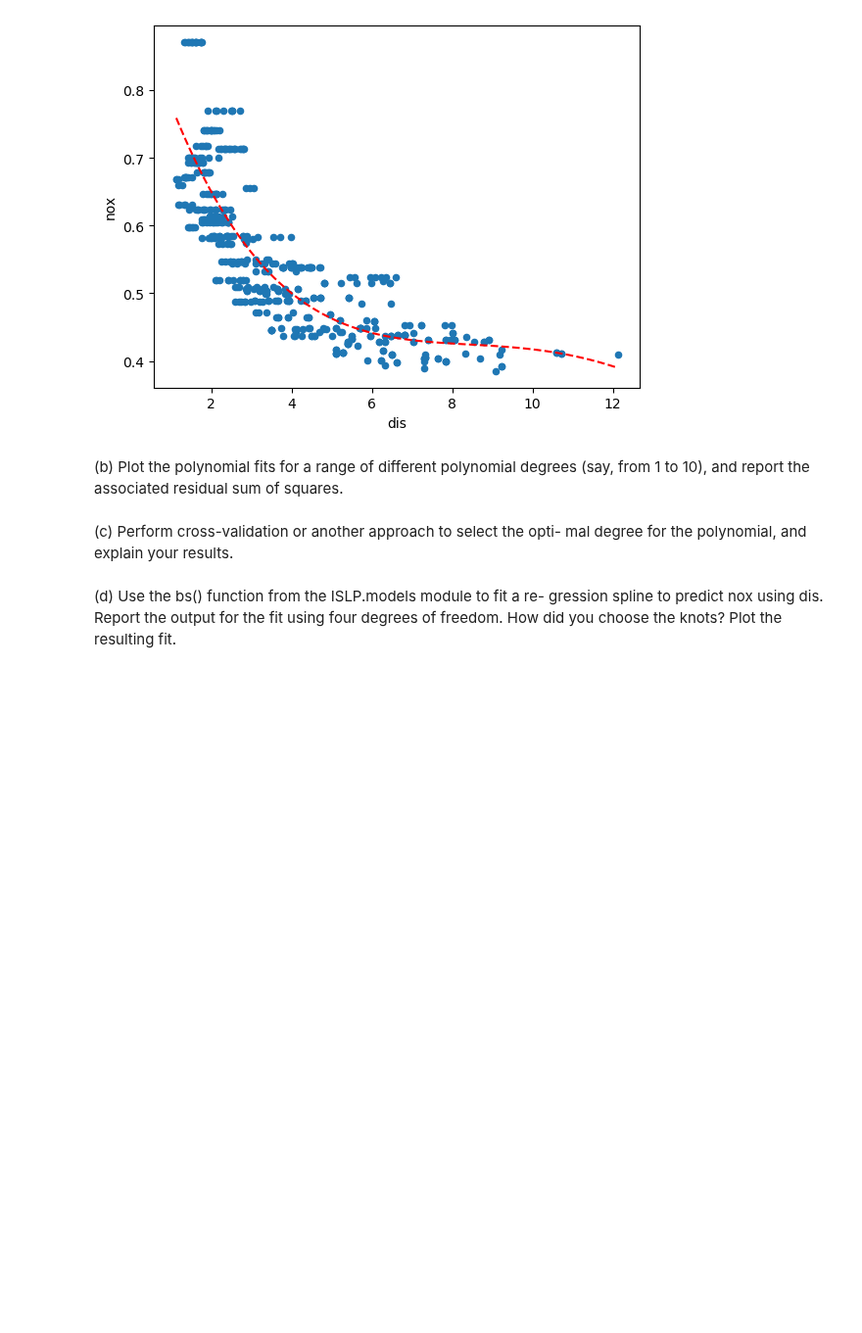
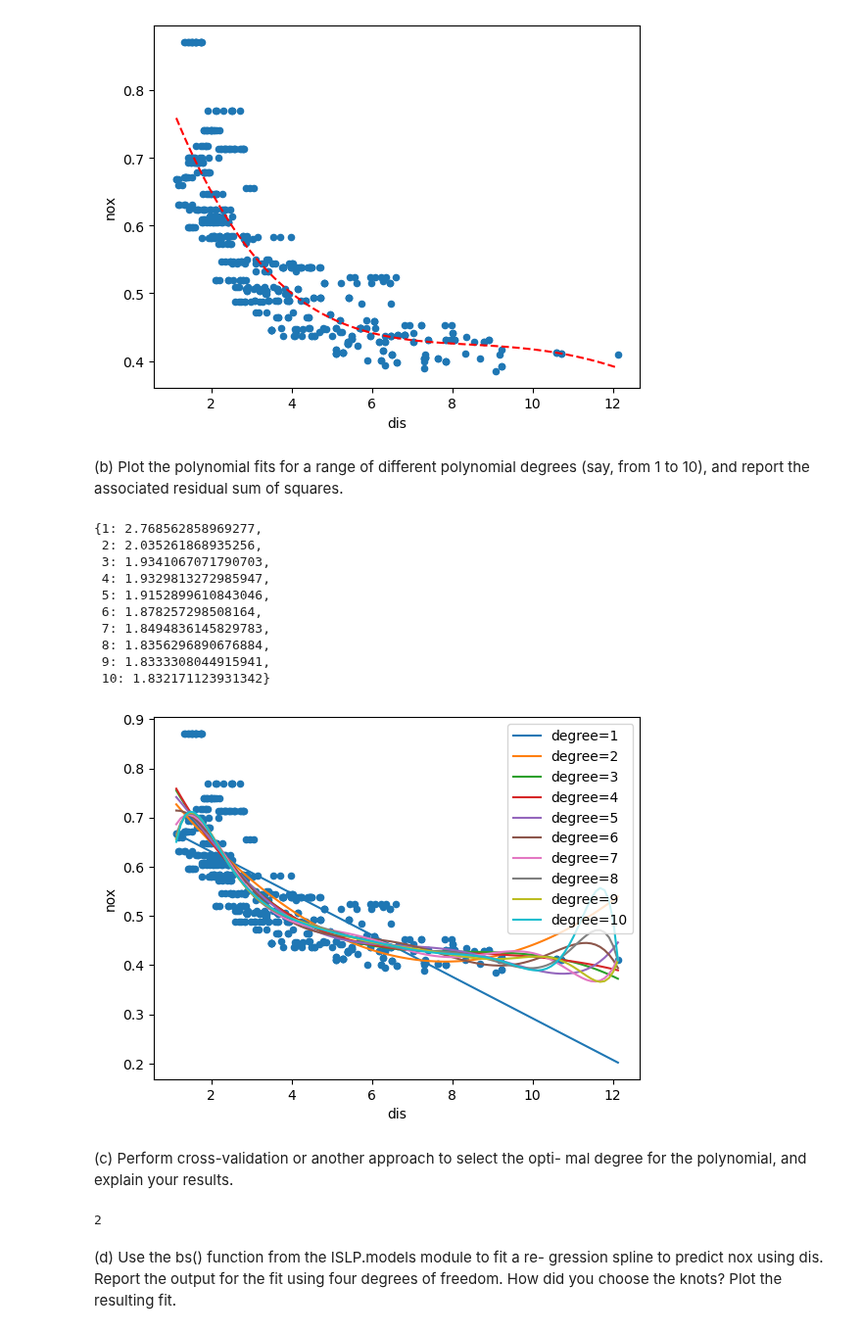
Before and after one commit to cake-dev/AdvDataScience, a Jupyter notebook: ch7hw.ipynb, the cells around one changed output. Shown at 98% size. Cells and saved outputs as stored; diff of their text form; code cells hidden in the pictures; blank space fills up the shorter version.

```diff
--- a/ch7hw.ipynb
+++ b/ch7hw.ipynb
@@ -185,9 +185,56 @@ ax.plot(x, M.predict(poly_dis.transform(pd.DataFrame({'dis': x}))), 'r--')
 (b) Plot the polynomial fits for a range of different polynomial
 degrees (say, from 1 to 10), and report the associated residual
 sum of squares.
+# %%
+fig, ax = subplots()
+boston_data.plot.scatter('dis', 'nox', ax=ax)
+x = np.linspace(boston_data['dis'].min(), boston_data['dis'].max(), 100)
+for degree in range(1, 11):
+    poly_dis = MS([poly('dis', degree=degree)]).fit(boston_data)
+    M = sm.OLS(y, poly_dis.transform(boston_data)).fit()
+    ax.plot(x, M.predict(poly_dis.transform(pd.DataFrame({'dis': x}))), label=f'degree={degree}')
+ax.legend()
+
+# report residual sum of squares for each degree
+degrees_rss = {1: [], 2: [], 3: [], 4: [], 5: [], 6: [], 7: [], 8: [], 9: [], 10: []}
+for degree in range(1, 11):
+    poly_dis = MS([poly('dis', degree=degree)]).fit(boston_data)
+    M = sm.OLS(y, poly_dis.transform(boston_data)).fit()
+    degrees_rss[degree] = M.ssr
+degrees_rss
+# %% [output]
+{1: 2.768562858969277,
+ 2: 2.035261868935256,
+ 3: 1.9341067071790703,
+ 4: 1.9329813272985947,
+ 5: 1.9152899610843046,
+ 6: 1.878257298508164,
+ 7: 1.8494836145829783,
+ 8: 1.8356296890676884,
+ 9: 1.8333308044915941,
+ 10: 1.832171123931342}
+[figure, added]
 # %% [markdown]
 (c) Perform cross-validation or another approach to select the opti-
 mal degree for the polynomial, and explain your results.
+# %%
+# cross validation
+from sklearn.model_selection import cross_val_score
+from sklearn.linear_model import LinearRegression
+
+degrees = np.arange(1, 11)
+deg_rss = {1: [], 2: [], 3: [], 4: [], 5: [], 6: [], 7: [], 8: [], 9: [], 10: []}
+for degree in degrees:
+    poly_dis = MS([poly('dis', degree=degree)]).fit(boston_data)
+    M = sm.OLS(y, poly_dis.transform(boston_data)).fit()
+    lr = LinearRegression()
+    scores = cross_val_score(lr, poly_dis.transform(boston_data), y, cv=5, scoring='neg_mean_squared_error')
+    deg_rss[degree] = -scores.mean()
+deg_rss
+# lowest
+min(deg_rss, key=deg_rss.get)
+# %% [output]
+2
 # %% [markdown]
 (d) Use the bs() function from the ISLP.models module to fit a re-
 gression spline to predict nox using dis. Report the output for
```
Also changed, not shown: parts of 2 cells of this notebook.
